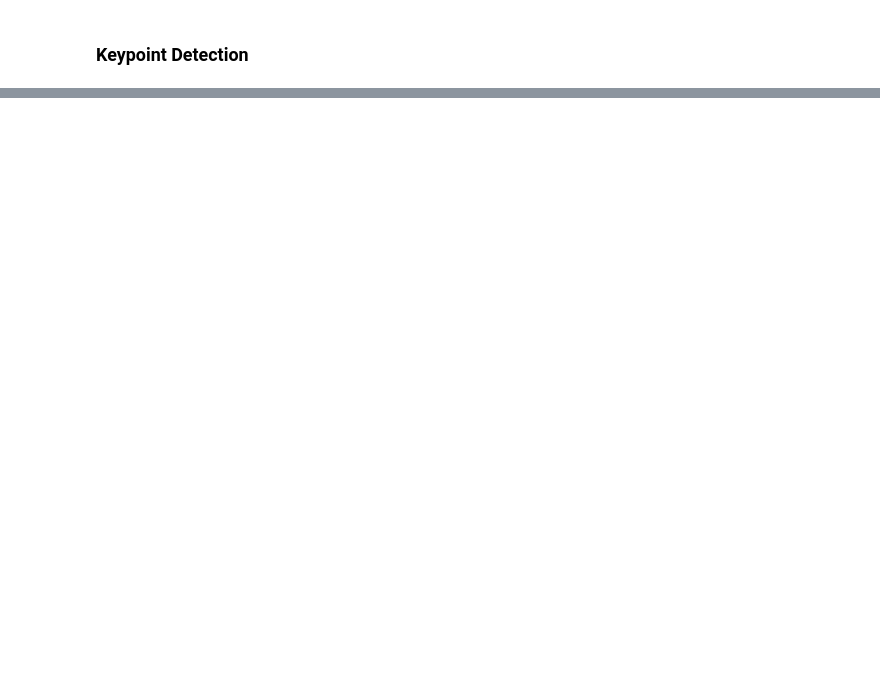
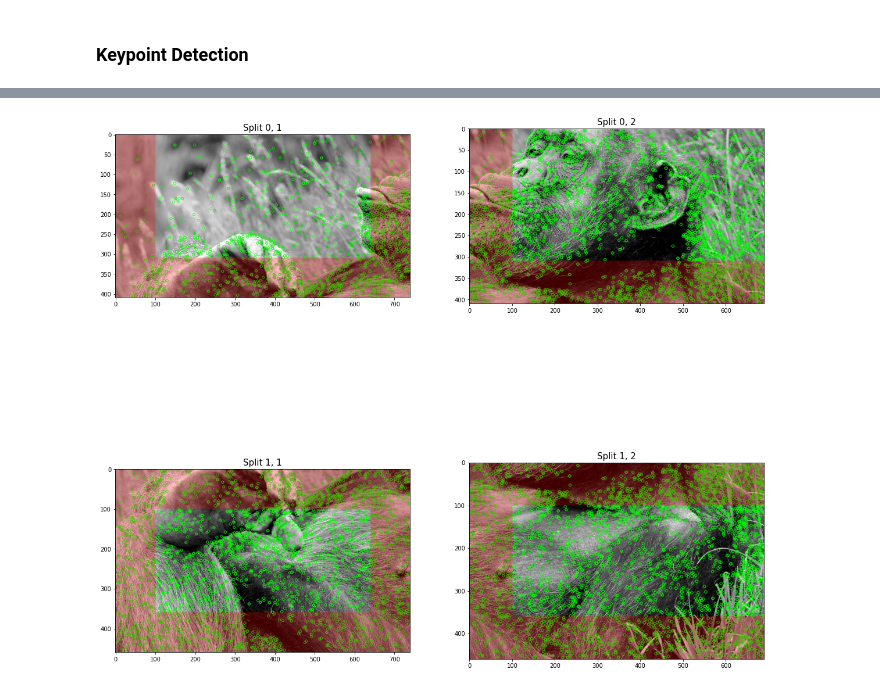
Before and after one commit to WTS012201/CompVis, a Jupyter notebook: ImageStitching/stitching.ipynb, the cells around one changed output, grey strips where cells are left out. Cells and saved outputs as stored; diff of their text form; code cells hidden in the pictures; blank space fills up the shorter version.

Commit message:
sift & apply

```diff
--- a/ImageStitching/stitching.ipynb
+++ b/ImageStitching/stitching.ipynb
@@ -159 +160,26 @@ splits.show(with_lines=False)
+# %%
+def apply_SIFT(img):
+    sift = cv.SIFT_create()
+    gray = cv.cvtColor(img, cv.COLOR_BGR2GRAY)
+    keypoints = sift.detect(gray, None)
+    img = cv.drawKeypoints(
+        gray, keypoints, img, color=(0, 255, 0)
+    )
+    return img
+
+splits.apply(
+    apply_SIFT,
+    rrows=range(0, 2),
+    rcols=range(1, 3)
+)
+
+splits.show(
+    rrows=range(0, 2),
+    rcols=range(1, 3),
+    with_lines=True,
+    _rects=True,
+    cmap="gray"
+)
+# %% [output]
+[figure, added]
 # %%
```
Also changed, not shown: parts of 6 cells of this notebook, 1 other file.
